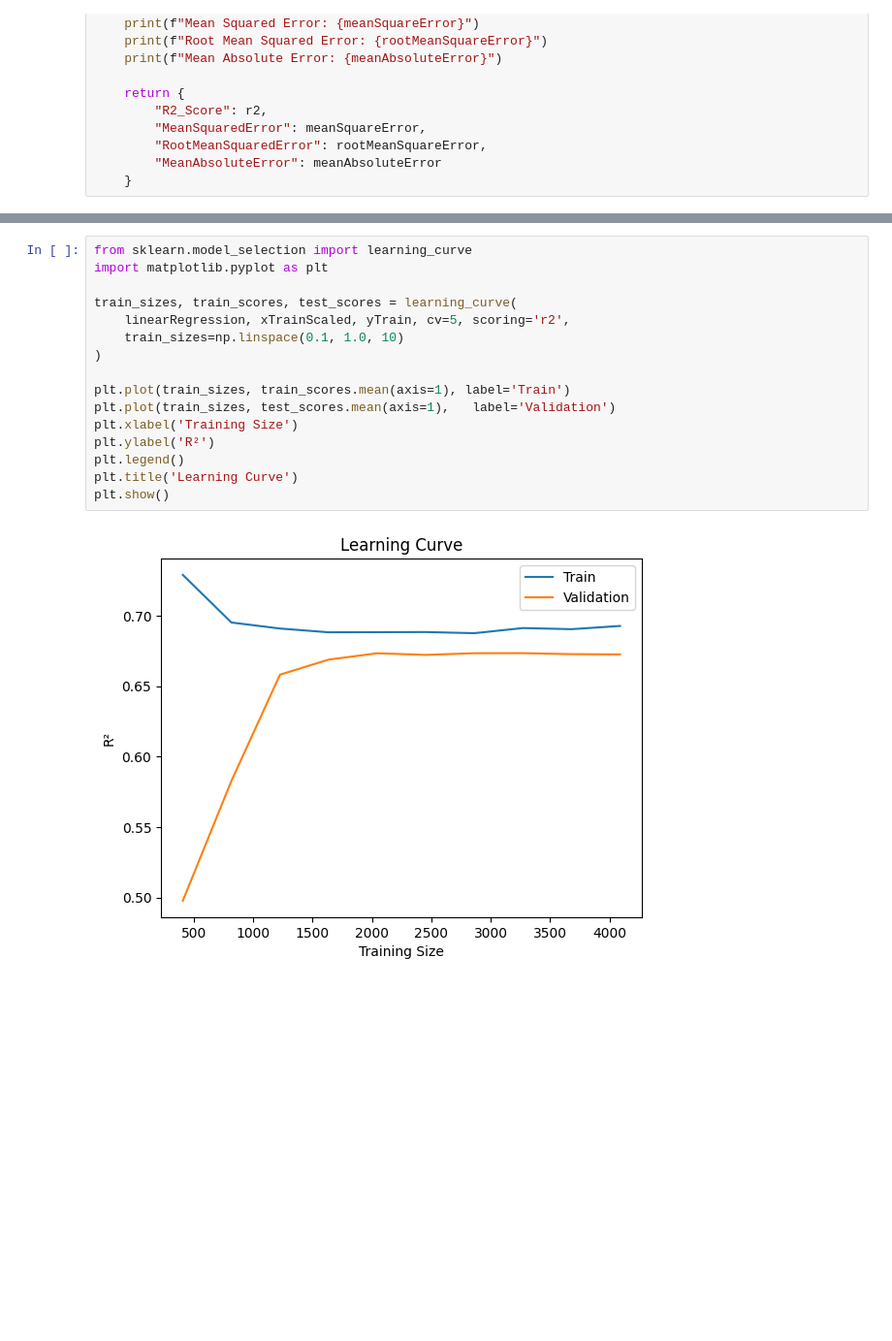
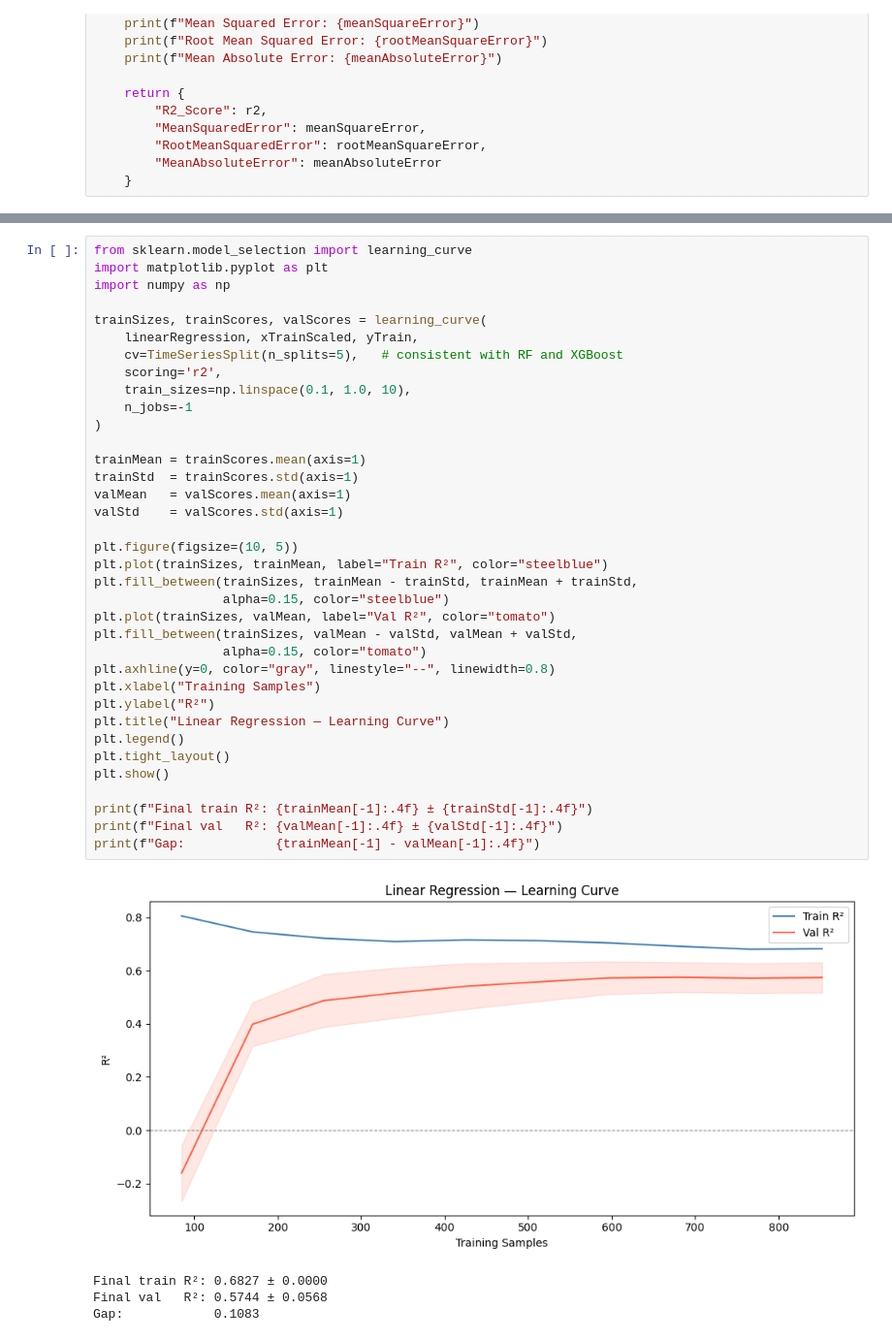
Before and after one commit to MuhammadAhmed1089/Dengue-Outbreak-Predictor, a Jupyter notebook: notebooks/modelTraining.ipynb, the cells around one changed output, grey strips where cells are left out. Shown at 97% size. Drawn from its saved outputs; the diff is of its cells as text; blank space fills up the shorter version.

Commit message:
Two-ModelApproache Model trained

```diff
--- a/notebooks/modelTraining.ipynb
+++ b/notebooks/modelTraining.ipynb
@@ -94,19 +113,42 @@ Mean: 0.6566 ± 0.0664
 # %%
 from sklearn.model_selection import learning_curve
 import matplotlib.pyplot as plt
+import numpy as np
 
-train_sizes, train_scores, test_scores = learning_curve(
-    linearRegression, xTrainScaled, yTrain, cv=5, scoring='r2',
-    train_sizes=np.linspace(0.1, 1.0, 10)
+trainSizes, trainScores, valScores = learning_curve(
+    linearRegression, xTrainScaled, yTrain,
+    cv=TimeSeriesSplit(n_splits=5),   # consistent with RF and XGBoost
+    scoring='r2',
+    train_sizes=np.linspace(0.1, 1.0, 10),
+    n_jobs=-1
 )
 
-plt.plot(train_sizes, train_scores.mean(axis=1), label='Train')
-plt.plot(train_sizes, test_scores.mean(axis=1),   label='Validation')
-plt.xlabel('Training Size')
-plt.ylabel('R²')
+trainMean = trainScores.mean(axis=1)
+trainStd  = trainScores.std(axis=1)
+valMean   = valScores.mean(axis=1)
+valStd    = valScores.std(axis=1)
+
+plt.figure(figsize=(10, 5))
+plt.plot(trainSizes, trainMean, label="Train R²", color="steelblue")
+plt.fill_between(trainSizes, trainMean - trainStd, trainMean + trainStd,
+                 alpha=0.15, color="steelblue")
+plt.plot(trainSizes, valMean, label="Val R²", color="tomato")
+plt.fill_between(trainSizes, valMean - valStd, valMean + valStd,
+                 alpha=0.15, color="tomato")
+plt.axhline(y=0, color="gray", linestyle="--", linewidth=0.8)
+plt.xlabel("Training Samples")
+plt.ylabel("R²")
+plt.title("Linear Regression — Learning Curve")
 plt.legend()
-plt.title('Learning Curve')
+plt.tight_layout()
 plt.show()
+
+print(f"Final train R²: {trainMean[-1]:.4f} ± {trainStd[-1]:.4f}")
+print(f"Final val   R²: {valMean[-1]:.4f} ± {valStd[-1]:.4f}")
+print(f"Gap:            {trainMean[-1] - valMean[-1]:.4f}")
 # %% [output]
-[figure, old version]
+[figure, new version]
+Final train R²: 0.6827 ± 0.0000
+Final val   R²: 0.5744 ± 0.0568
+Gap:            0.1083
 # %%
```
Also changed, not shown: parts of 7 cells of this notebook, 11 other files.
